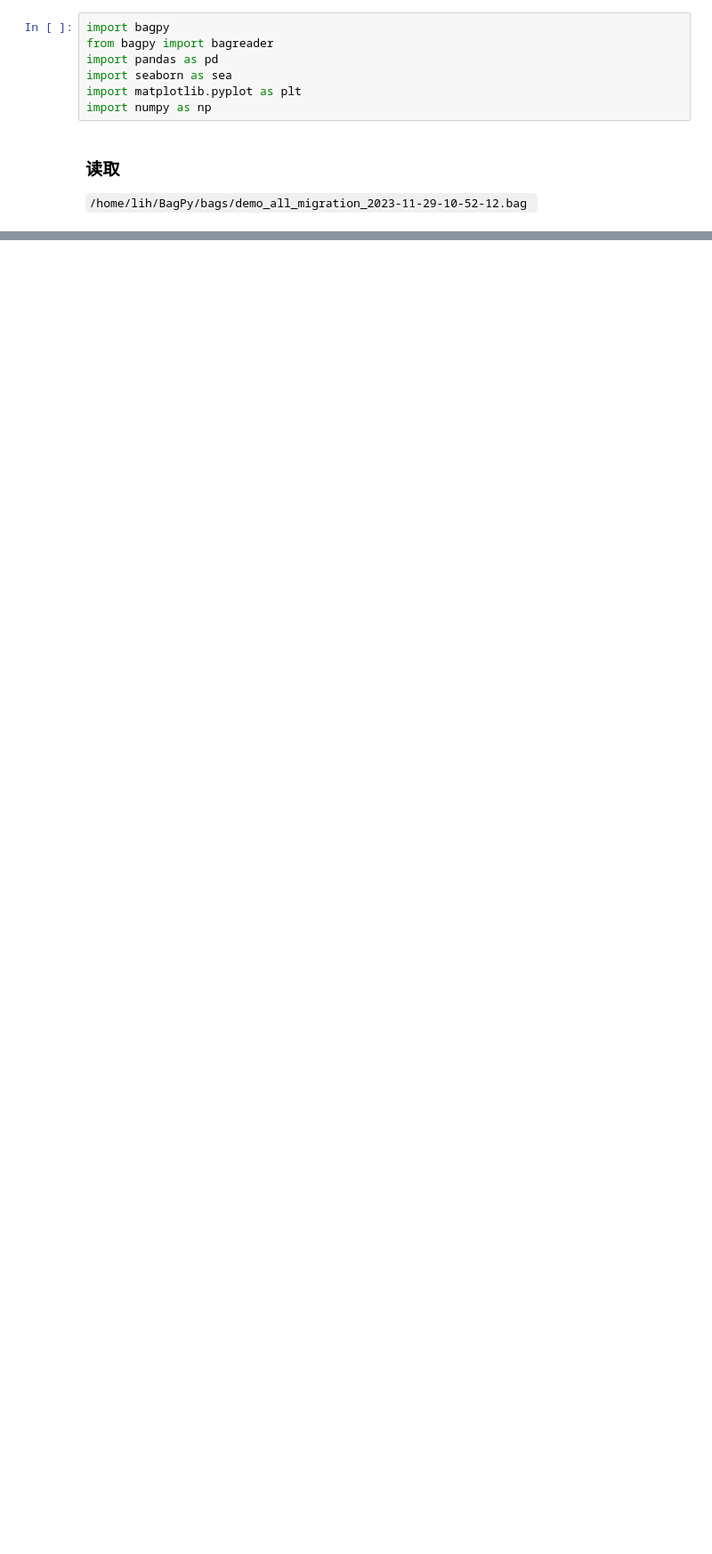
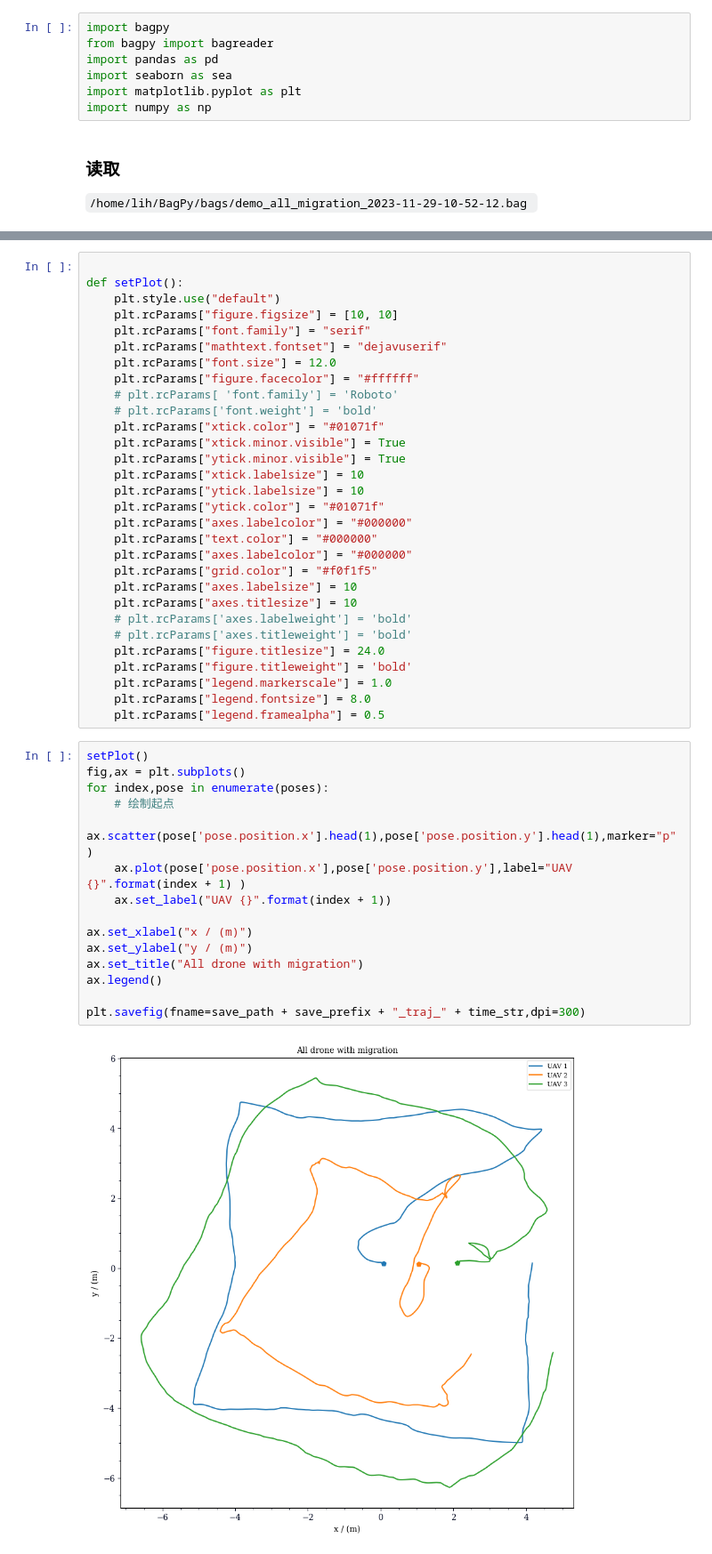
Before and after one commit to lithiumhydride2/BagPy, a Jupyter notebook: vswarm_read/DemoReadVswarm.ipynb, the cells around one changed output, grey strips where cells are left out. Shown at 89% size. Cells and saved outputs as stored; diff of their text form; blank space fills up the shorter version.

```diff
--- a/vswarm_read/DemoReadVswarm.ipynb
+++ b/vswarm_read/DemoReadVswarm.ipynb
@@ -34,0 +105,47 @@ NameError: name 'bag' is not defined
+# %%
+
+def setPlot():
+    plt.style.use("default")
+    plt.rcParams["figure.figsize"] = [10, 10]
+    plt.rcParams["font.family"] = "serif"
+    plt.rcParams["mathtext.fontset"] = "dejavuserif"
+    plt.rcParams["font.size"] = 12.0
+    plt.rcParams["figure.facecolor"] = "#ffffff"
+    # plt.rcParams[ 'font.family'] = 'Roboto'
+    # plt.rcParams['font.weight'] = 'bold'
+    plt.rcParams["xtick.color"] = "#01071f"
+    plt.rcParams["xtick.minor.visible"] = True
+    plt.rcParams["ytick.minor.visible"] = True
+    plt.rcParams["xtick.labelsize"] = 10
+    plt.rcParams["ytick.labelsize"] = 10
+    plt.rcParams["ytick.color"] = "#01071f"
+    plt.rcParams["axes.labelcolor"] = "#000000"
+    plt.rcParams["text.color"] = "#000000"
+    plt.rcParams["axes.labelcolor"] = "#000000"
+    plt.rcParams["grid.color"] = "#f0f1f5"
+    plt.rcParams["axes.labelsize"] = 10
+    plt.rcParams["axes.titlesize"] = 10
+    # plt.rcParams['axes.labelweight'] = 'bold'
+    # plt.rcParams['axes.titleweight'] = 'bold'
+    plt.rcParams["figure.titlesize"] = 24.0
+    plt.rcParams["figure.titleweight"] = 'bold'
+    plt.rcParams["legend.markerscale"] = 1.0
+    plt.rcParams["legend.fontsize"] = 8.0
+    plt.rcParams["legend.framealpha"] = 0.5
+# %%
+setPlot()
+fig,ax = plt.subplots()
+for index,pose in enumerate(poses):
+    # 绘制起点
+    ax.scatter(pose['pose.position.x'].head(1),pose['pose.position.y'].head(1),marker="p")
+    ax.plot(pose['pose.position.x'],pose['pose.position.y'],label="UAV {}".format(index + 1) )
+    ax.set_label("UAV {}".format(index + 1))
+
+ax.set_xlabel("x / (m)")
+ax.set_ylabel("y / (m)")
+ax.set_title("All drone with migration")
+ax.legend()
+
+plt.savefig(fname=save_path + save_prefix + "_traj_" + time_str,dpi=300)
+# %% [output]
+[figure, added]
```
Also changed, not shown: parts of 28 cells of this notebook, 5 other files.
